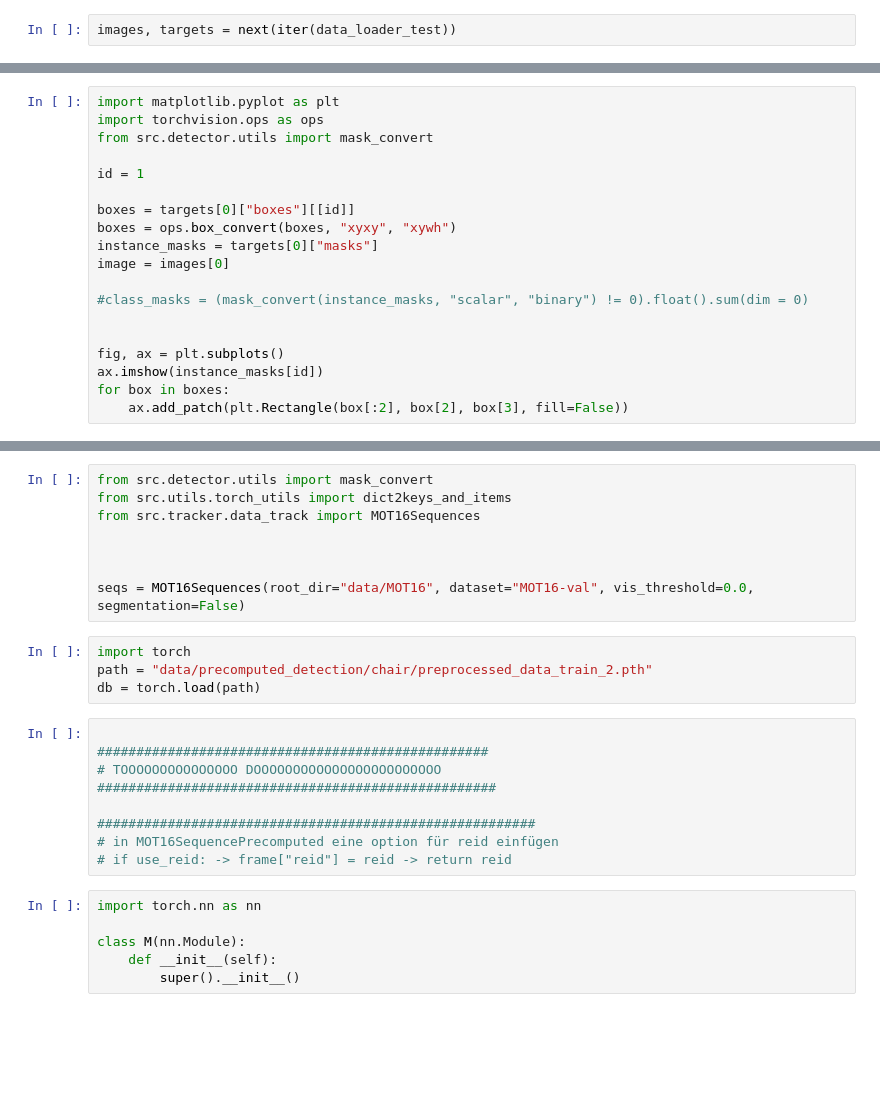
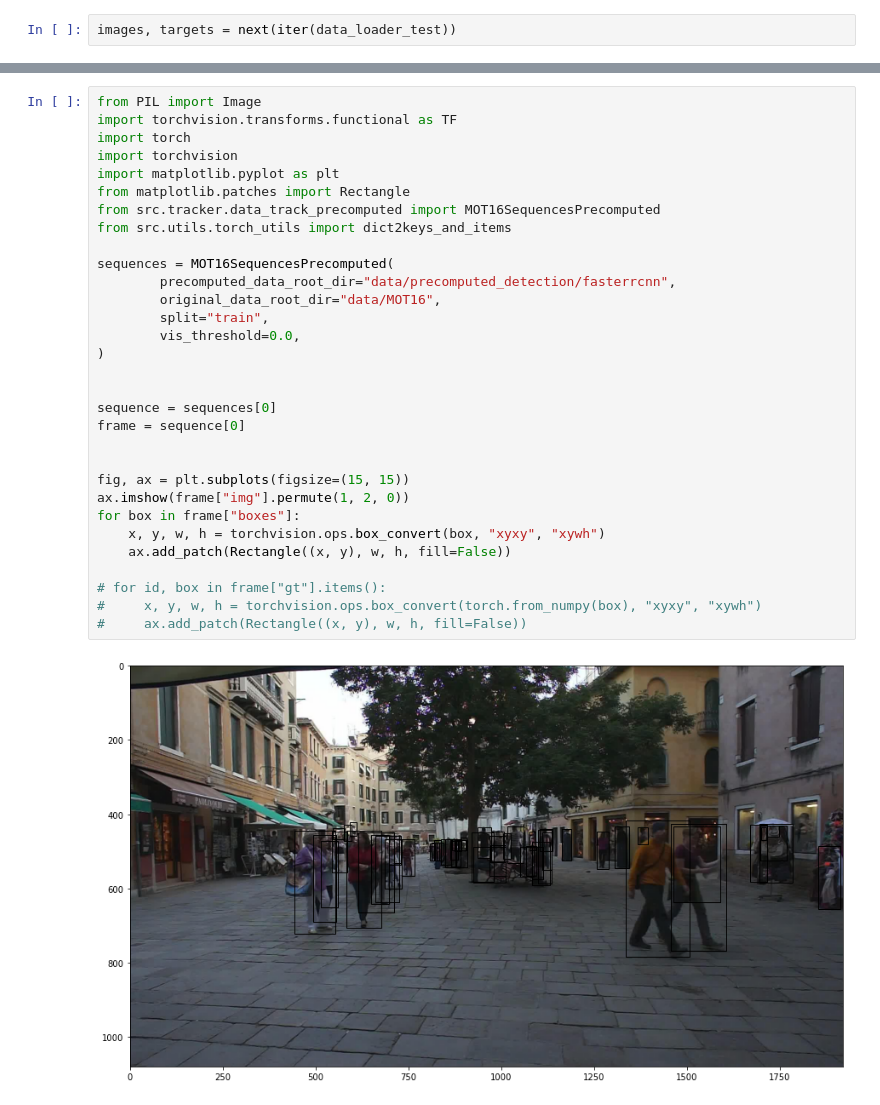
Before and after one commit to ArthurZakirov/Multi-Object-Tracking-Competition, a Jupyter notebook: notebook.ipynb, the cells around one changed output, grey strips where cells are left out. Drawn from its saved outputs; the diff is of its cells as text; blank space fills up the shorter version.

Commit message:
checkpoint before fucking up MOT16ObjDetect

```diff
--- a/notebook.ipynb
+++ b/notebook.ipynb
@@ -40,19 +30,0 @@ dict_keys(['boxes', 'labels', 'image_id', 'area', 'iscrowd', 'visibilities', 'ma
-# %%
-import matplotlib.pyplot as plt
-import torchvision.ops as ops
-from src.detector.utils import mask_convert
-
-id = 1
-
-boxes = targets[0]["boxes"][[id]]
-boxes = ops.box_convert(boxes, "xyxy", "xywh")
-instance_masks = targets[0]["masks"]
-image = images[0]
-
-#class_masks = (mask_convert(instance_masks, "scalar", "binary") != 0).float().sum(dim = 0)
-
-
-fig, ax = plt.subplots()
-ax.imshow(instance_masks[id])
-for box in boxes:
-    ax.add_patch(plt.Rectangle(box[:2], box[2], box[3], fill=False))
@@ -61,30 +31,36 @@ NameError: name 'targets' is not defined
-# %%
-from src.detector.utils import mask_convert
-from src.utils.torch_utils import dict2keys_and_items
-from src.tracker.data_track import MOT16Sequences
-
-
-
-seqs = MOT16Sequences(root_dir="data/MOT16", dataset="MOT16-val", vis_threshold=0.0, segmentation=False)
-# %%
-import torch
-path = "data/precomputed_detection/chair/preprocessed_data_train_2.pth"
-db = torch.load(path)
-# %%
-
-##################################################
-# TOOOOOOOOOOOOOOO DOOOOOOOOOOOOOOOOOOOOOOOO
-###################################################
-
-########################################################
-# in MOT16SequencePrecomputed eine option für reid einfügen
-# if use_reid: -> frame["reid"] = reid -> return reid
-# %%
-import torch.nn as nn
-
-class M(nn.Module):
-    def __init__(self):
-        super().__init__()
+# %%
+from PIL import Image
+import torchvision.transforms.functional as TF
+import torch
+import torchvision
+import matplotlib.pyplot as plt
+from matplotlib.patches import Rectangle
+from src.tracker.data_track_precomputed import MOT16SequencesPrecomputed
+from src.utils.torch_utils import dict2keys_and_items
+
+sequences = MOT16SequencesPrecomputed(
+        precomputed_data_root_dir="data/precomputed_detection/fasterrcnn",
+        original_data_root_dir="data/MOT16",
+        split="train",
+        vis_threshold=0.0,
+)
+
+
+sequence = sequences[0]
+frame = sequence[0]
+
+
+fig, ax = plt.subplots(figsize=(15, 15))
+ax.imshow(frame["img"].permute(1, 2, 0))
+for box in frame["boxes"]:
+    x, y, w, h = torchvision.ops.box_convert(box, "xyxy", "xywh")
+    ax.add_patch(Rectangle((x, y), w, h, fill=False))
+
+# for id, box in frame["gt"].items():
+#     x, y, w, h = torchvision.ops.box_convert(torch.from_numpy(box), "xyxy", "xywh")
+#     ax.add_patch(Rectangle((x, y), w, h, fill=False))
+# %% [output]
+[figure, added]
 # %%
 
 # write existing database to my folder structure
```
Also changed, not shown: parts of 11 cells of this notebook, 15 other files.
